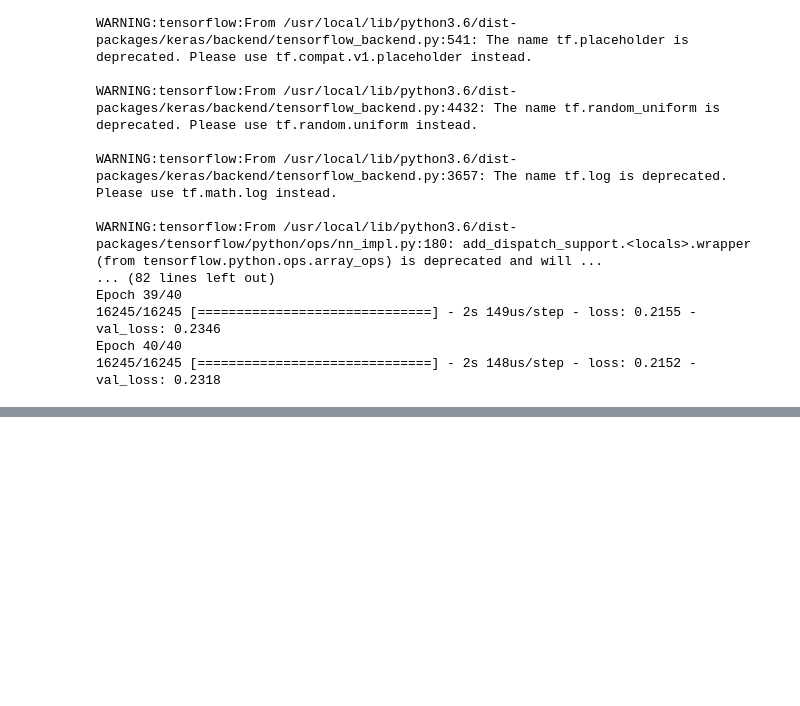
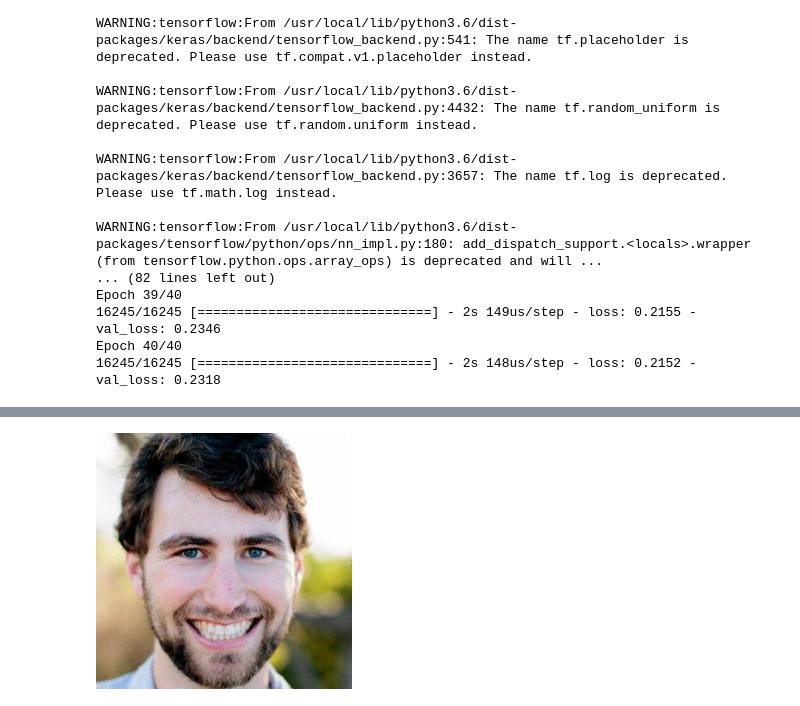
Before and after one commit to FangfeiLi05/Insight_Project, a Jupyter notebook: GitHub_go_through_2019.ipynb, the cells around one changed output, grey strips where cells are left out. Saved outputs shown, nothing was run; the diff lists cells and outputs as text; code cells hidden in the pictures; blank space fills up the shorter version.

```diff
--- a/GitHub_go_through_2019.ipynb
+++ b/GitHub_go_through_2019.ipynb
@@ -96,2 +102,6 @@ Epoch 40/40
+# %%
+display(PIL.Image.open('./images_aligned/000001_01.png').resize((256,256)))
+# %% [output]
+[figure, added]
 # %%
 import numpy as np
```
Also changed, not shown: parts of 8 cells of this notebook.
